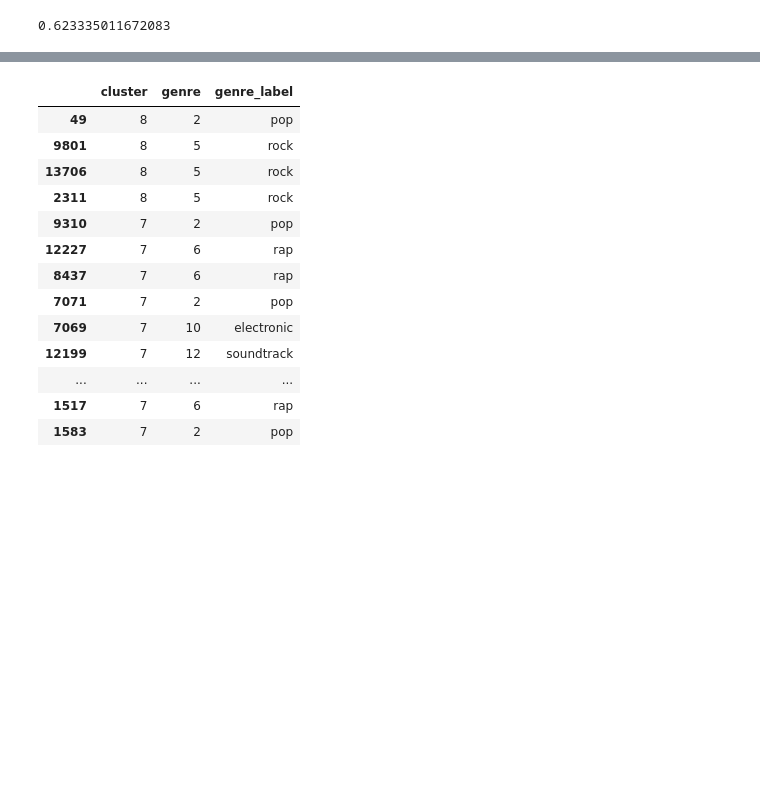
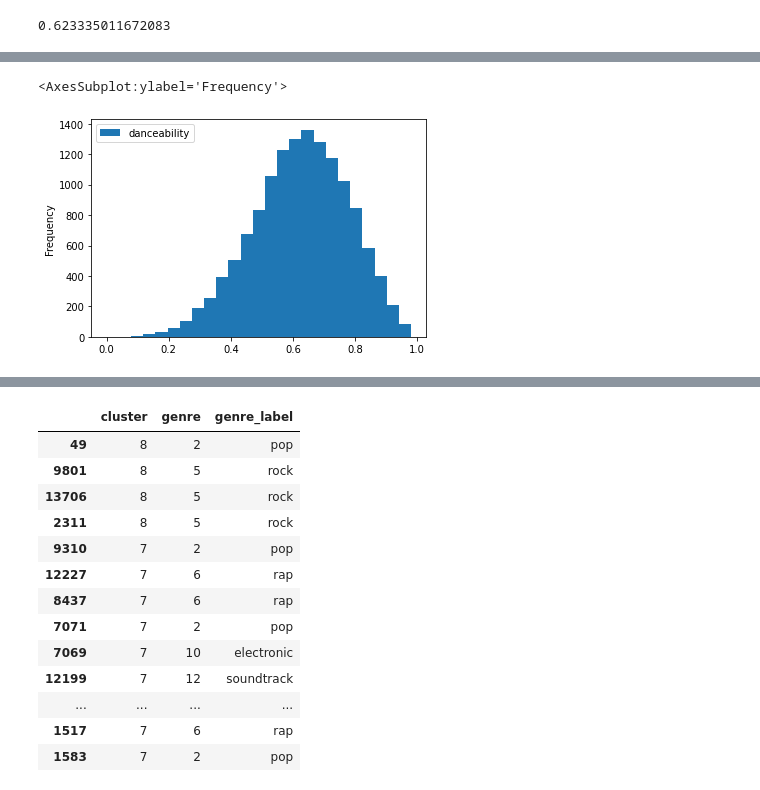
Before and after one commit to kyle-rgb/Spotify_Project, a Jupyter notebook: notebooks/New_Class.ipynb, the cells around one changed output, grey strips where cells are left out. Saved outputs shown, nothing was run; the diff lists cells and outputs as text; code cells hidden in the pictures; blank space fills up the shorter version.

```diff
--- a/notebooks/New_Class.ipynb
+++ b/notebooks/New_Class.ipynb
@@ -256,0 +520,5 @@ classifies_df.groupby("chart").mean()
+# %%
+attr_class[lambda x: x.chart <= 0].plot(kind="hist", y="danceability", bins=25)
+# %% [output]
+<AxesSubplot:ylabel='Frequency'>
+[figure, added]
```
Also changed, not shown: parts of 75 cells of this notebook, 2 other files.
